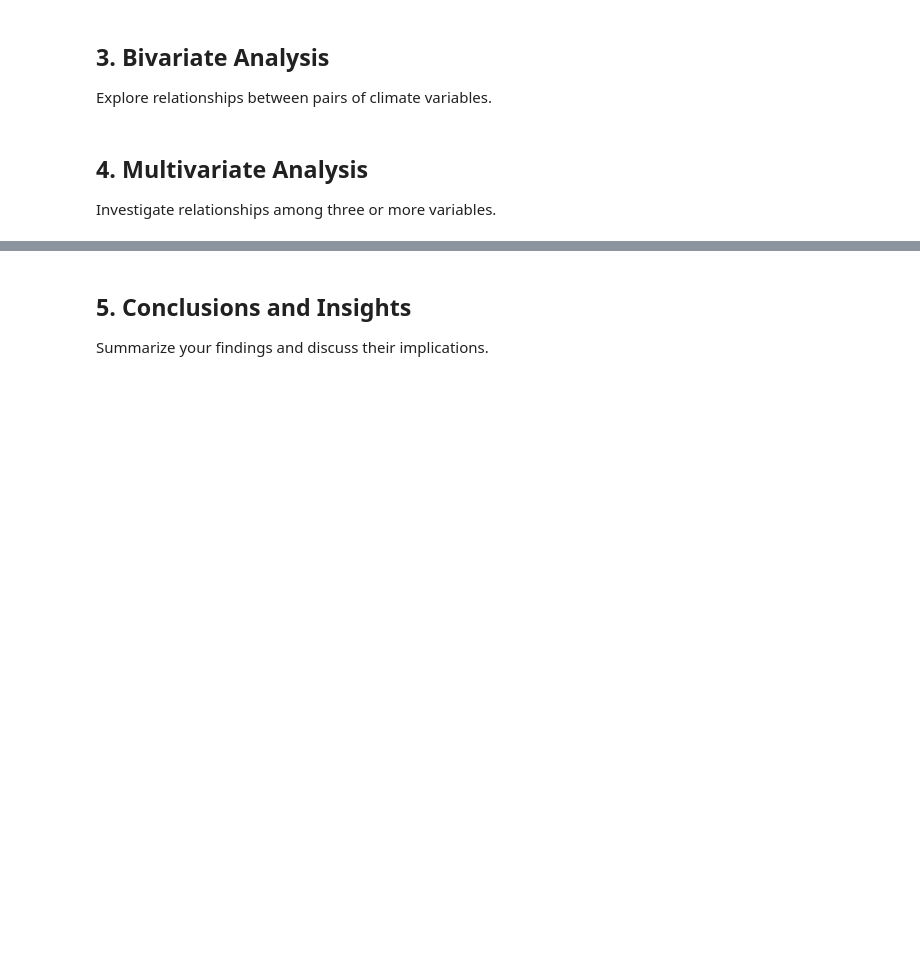
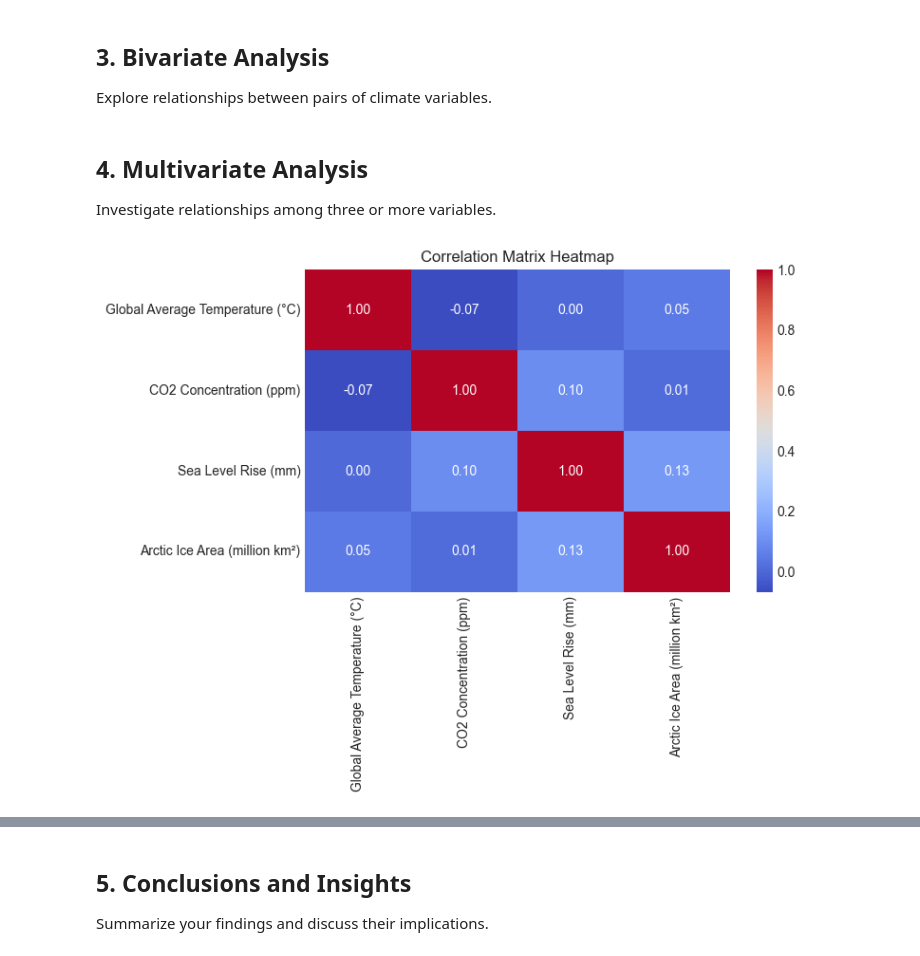
Before and after one commit to Omdena-NIC-Nepal/complete-eda-letsdoit, a Jupyter notebook: climate_eda.ipynb, the cells around one changed output, grey strips where cells are left out. Cells and saved outputs as stored; diff of their text form; code cells hidden in the pictures; blank space fills up the shorter version.

```diff
--- a/climate_eda.ipynb
+++ b/climate_eda.ipynb
@@ -287,3 +173,31 @@ Investigate relationships among three or more variables.
 # TODO: Perform multivariate analysis
 # Create advanced visualizations showing multiple variables
 # Your code here
+# %%
+def multivariate_analysis(data, visualize=False):
+    """
+    Perform multivariate analysis by computing and optionally visualizing the correlation matrix.
+
+    Parameters:
+    data (pd.DataFrame): The input DataFrame containing numeric variables.
+    visualize (bool): If True, display a heatmap of the correlation matrix.
+
+    Returns:
+    pd.DataFrame: The correlation matrix.
+    """
+    # Compute the correlation matrix
+    corr_matrix = data.corr()
+
+    # Optionally visualize the correlation matrix
+    if visualize:
+        plt.figure(figsize=(8, 6))
+        sns.heatmap(corr_matrix, annot=True, cmap='coolwarm', fmt=".2f")
+        plt.title("Correlation Matrix Heatmap")
+        plt.tight_layout()
+        plt.show()
+
+    return corr_matrix
+# %%
+multivariate_analysis(df1, visualize=True)
+# %% [output]
+[figure, added]
```
Also changed, not shown: parts of 10 cells of this notebook.
